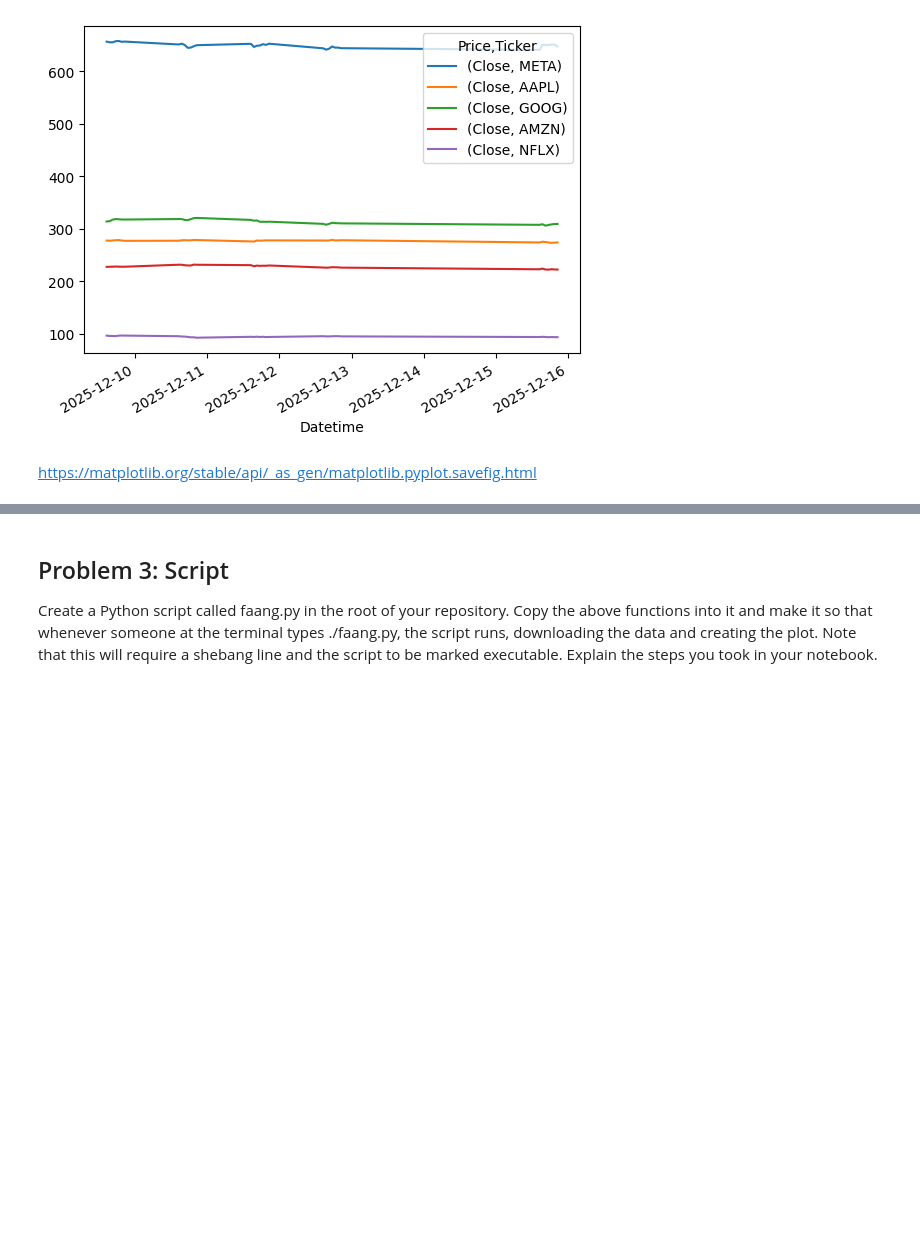
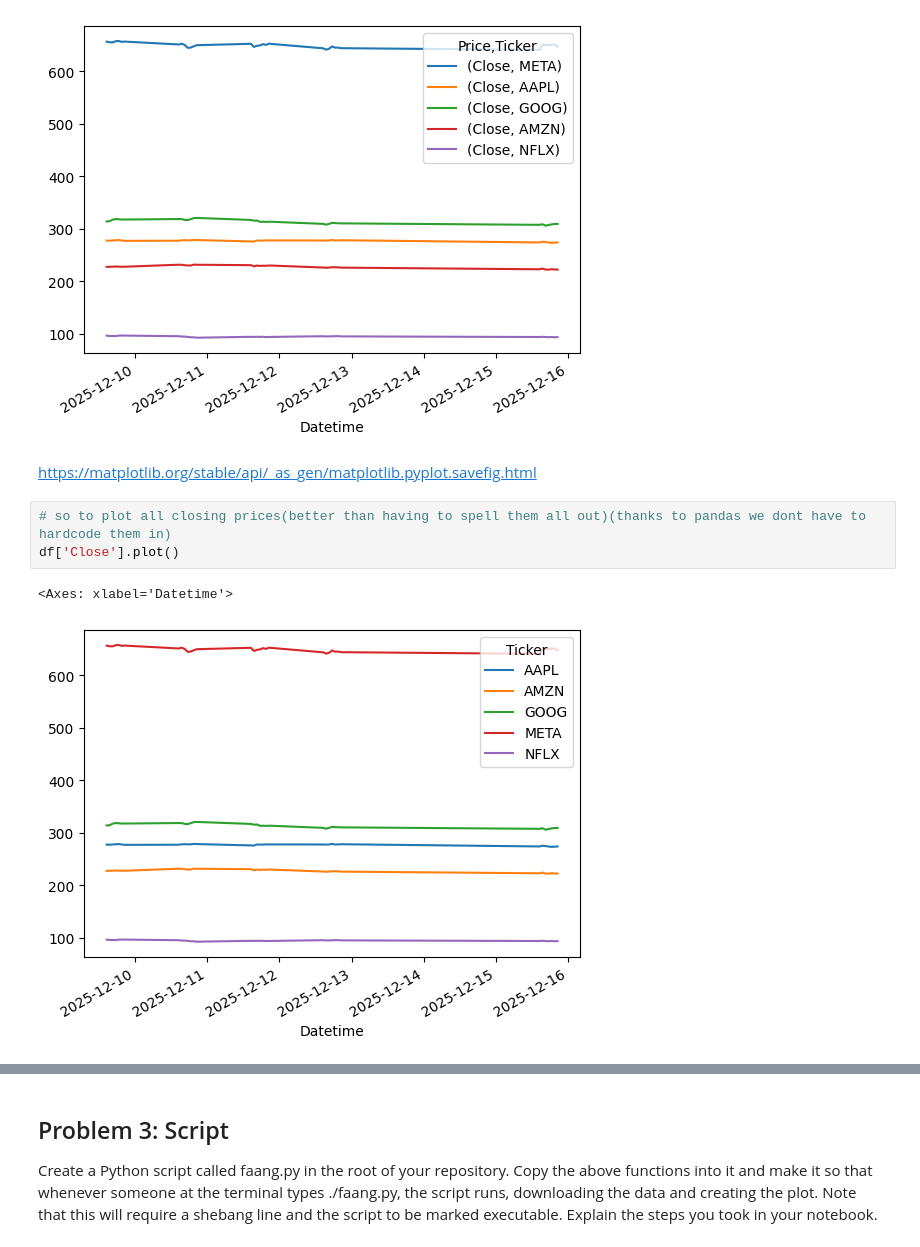
Before and after one commit to CherylClarke/COMPUTER--INFRASTRUCTURE, a Jupyter notebook: problems.ipynb, the cells around one changed output, grey strips where cells are left out. Cells and saved outputs as stored; diff of their text form; blank space fills up the shorter version.

```diff
--- a/problems.ipynb
+++ b/problems.ipynb
@@ -173,3 +173,9 @@ df[[('Close', 'META'), ('Close', 'AAPL'), ('Close', 'GOOG'), ('Close', 'AMZN'),
 [figure]
 # %% [markdown]
 https://matplotlib.org/stable/api/_as_gen/matplotlib.pyplot.savefig.html
+# %%
+# so to plot all closing prices(better than having to spell them all out)(thanks to pandas we dont have to hardcode them in)
+df['Close'].plot()
+# %% [output]
+<Axes: xlabel='Datetime'>
+[figure, added]
```
Also changed, not shown: parts of 2 cells of this notebook, 2 other files.
